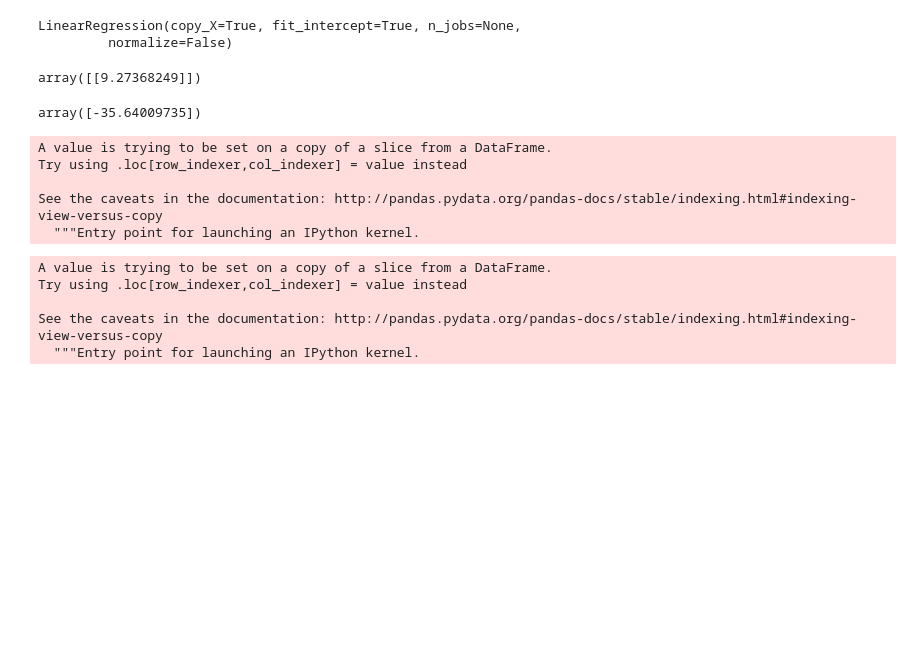
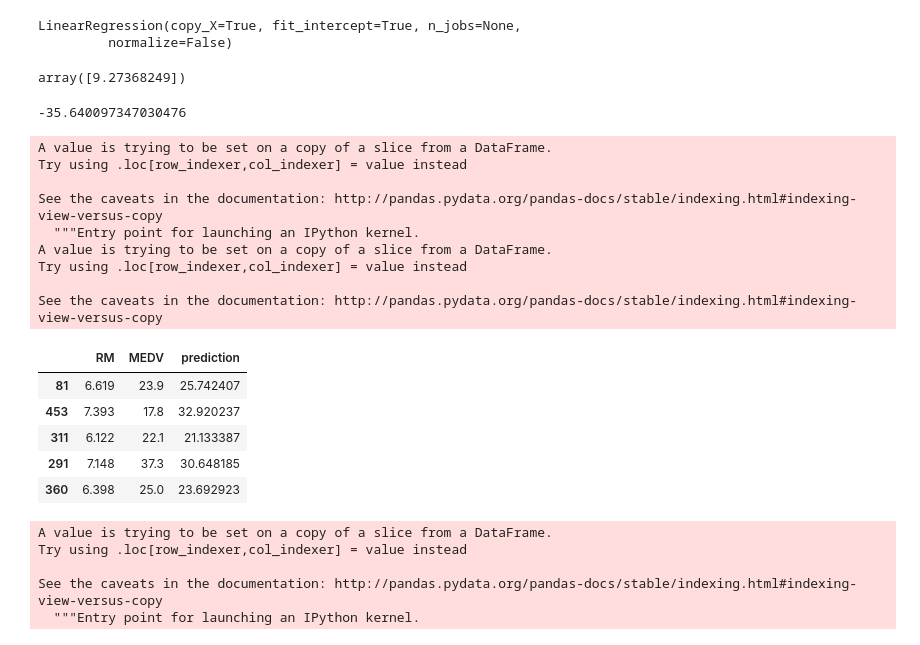
Before and after one commit to mjmoran123/mmc2019, a Jupyter notebook: ml_talk.ipynb, the cells around one changed output. Cells and saved outputs as stored; diff of their text form; code cells hidden in the pictures; blank space fills up the shorter version.

```diff
--- a/ml_talk.ipynb
+++ b/ml_talk.ipynb
@@ -165,15 +178,15 @@ train['RM'].head()
 Name: RM, dtype: float64
 # %%
 lin_model = LinearRegression()
-lin_model.fit(train['RM'].to_frame(), train['MEDV'].to_frame())
+lin_model.fit(X_train, Y_train)
 # %% [output]
 LinearRegression(copy_X=True, fit_intercept=True, n_jobs=None,
          normalize=False)
 # %%
 lin_model.coef_
 # %% [output]
-array([[9.27368249]])
+array([9.27368249])
 # %%
 lin_model.intercept_
 # %% [output]
-array([-35.64009735])
+-35.640097347030476
@@ -182,9 +193,23 @@ train, test = train_test_split(only_rooms_df, test_size = 0.25, random_state=666
 # %%
-test['prediction'] = test['RM'] * lin_model.coef_[0] + lin_model.intercept_
+X_test['MEDV'] = Y_test
+X_test['prediction'] = X_test['RM'] * lin_model.coef_[0] + lin_model.intercept_
 # %% [output]
 A value is trying to be set on a copy of a slice from a DataFrame.
 Try using .loc[row_indexer,col_indexer] = value instead
 
 See the caveats in the documentation: http://pandas.pydata.org/pandas-docs/stable/indexing.html#indexing-view-versus-copy
   """Entry point for launching an IPython kernel.
+A value is trying to be set on a copy of a slice from a DataFrame.
+Try using .loc[row_indexer,col_indexer] = value instead
+
+See the caveats in the documentation: http://pandas.pydata.org/pandas-docs/stable/indexing.html#indexing-view-versus-copy
+# %%
+X_test.head()
+# %% [output]
+|  | RM | MEDV | prediction |
+| 81 | 6.619 | 23.9 | 25.742407 |
+| 453 | 7.393 | 17.8 | 32.920237 |
+| 311 | 6.122 | 22.1 | 21.133387 |
+| 291 | 7.148 | 37.3 | 30.648185 |
+| 360 | 6.398 | 25.0 | 23.692923 |
 # %%
```
Also changed, not shown: parts of 37 cells of this notebook.
